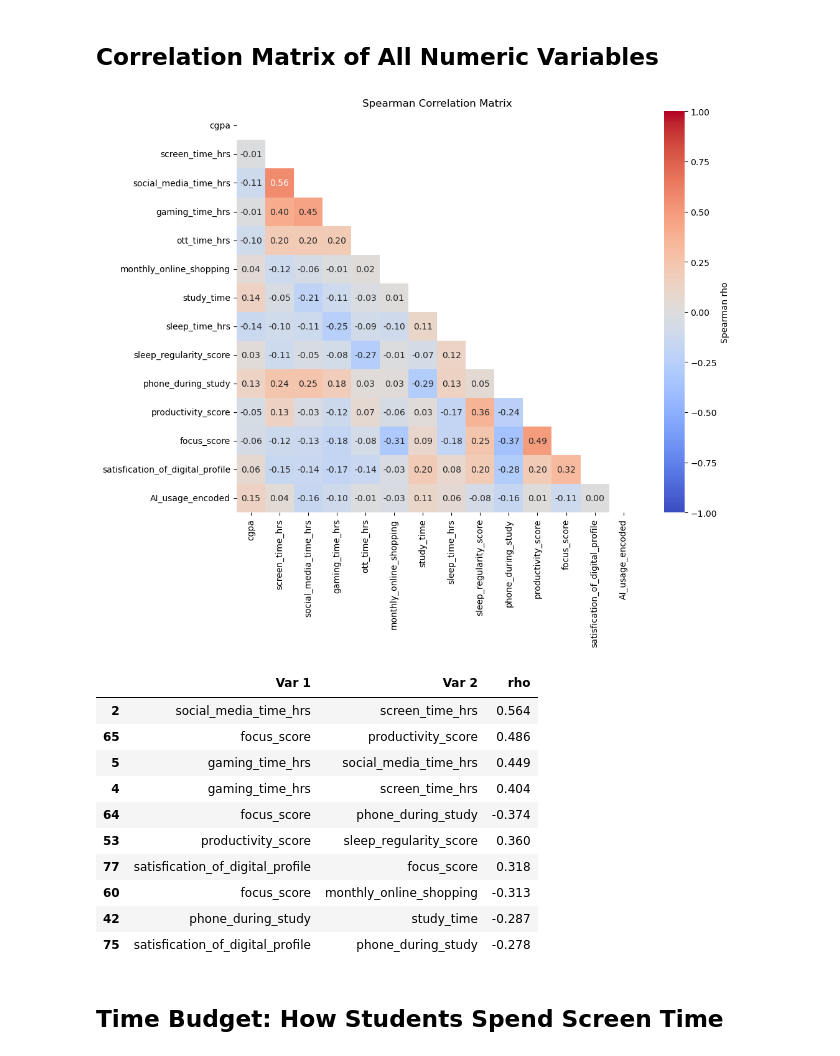
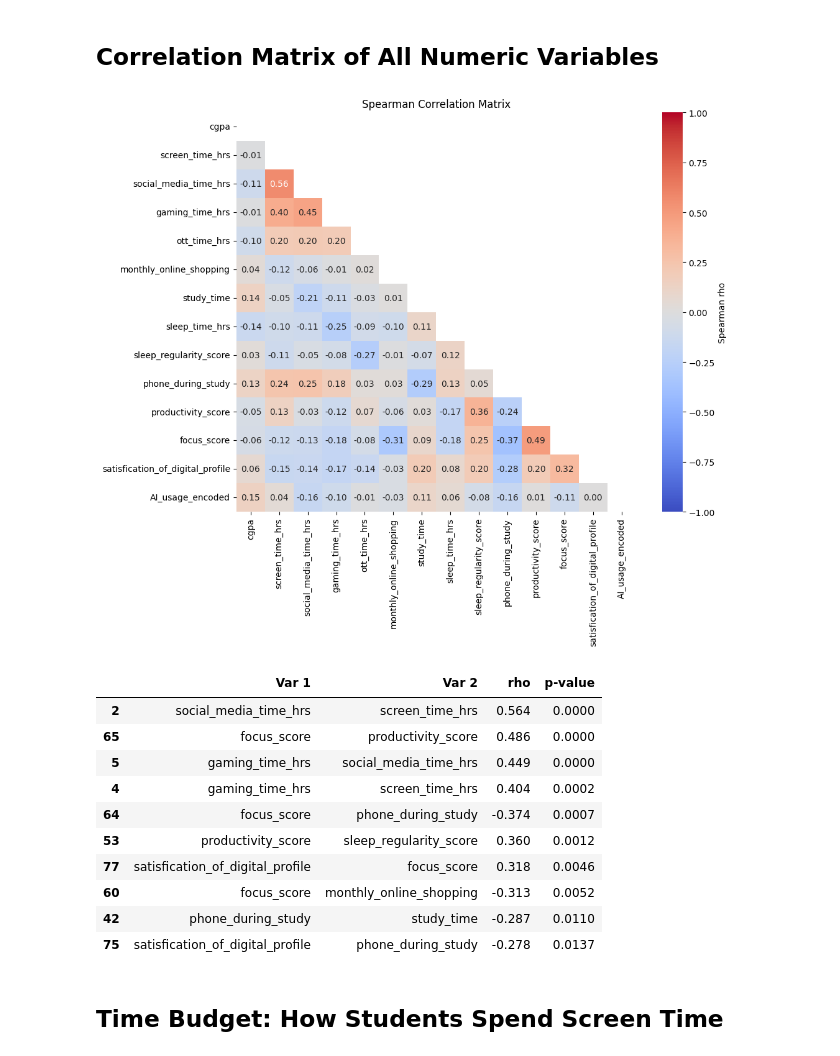
Before and after one commit to Sahasra-iiits/College-Student-Digital-LifeStyle-Profile-IDHV, a Jupyter notebook: AnalysisCode.ipynb, the cells around one changed output. Saved outputs shown, nothing was run; the diff lists cells and outputs as text; code cells hidden in the pictures.

```diff
--- a/AnalysisCode.ipynb
+++ b/AnalysisCode.ipynb
@@ -672,24 +672,13 @@ df_eda = df_copy.copy()
 # %% [markdown]
 ## Visualizing Statistical Outliers
 # %%
-plot_cols = [
-    col for col in [
-        "cgpa",
-        "screen_time_hrs",
-        "social_media_time_hrs",
-        "gaming_time_hrs",
-        "ott_time_hrs",
-        "study_time_hrs",
-        "sleep_time_hrs"
-    ]
-    if col in df_copy.columns
-]
-
-for col in cols:
-    plt.figure(figsize=(8, 3))
-    sns.boxplot(x=df_copy[col], medianprops={"color": "red", "linewidth": 3})
-    plt.title(f"Box Plot of {col}")
-    plt.xlabel(col)
+# one box plot per column, drawn as a grid (red line = median)
+with plt.rc_context({"font.size": 13, "axes.titlesize": 14, "axes.labelsize": 13}):
+    fig, axes = plt.subplots(4, 2, figsize=(11, 9.5))
+    for ax, col in zip(axes.ravel(), cols):
+        sns.boxplot(x=df_copy[col], ax=ax, medianprops={"color": "red", "linewidth": 3})
+        ax.set_title(f"{col} (median = {df_copy[col].median():g})")
+        ax.set_xlabel("")
     plt.tight_layout()
     plt.show()
 # %% [output]
@@ -1284,33 +1266,36 @@ display(norm)
 # %%
 corr_cols = scale_cols + ["sleep_regularity_score", "phone_during_study", "productivity_score",
                           "focus_score", "satisfication_of_digital_profile", "AI_usage_encoded"]
 corr = df_copy[corr_cols].corr(method="spearman")
 
 plt.figure(figsize=(11, 9))
 mask = np.triu(np.ones_like(corr, dtype=bool))
 sns.heatmap(corr, mask=mask, annot=True, fmt=".2f", cmap="coolwarm", center=0, vmin=-1, vmax=1,
             square=True, cbar_kws={"label": "Spearman rho"})
 plt.title("Spearman Correlation Matrix")
 plt.tight_layout()
 plt.show()
 
 # Strongest pairs
 pairs = corr.where(np.tril(np.ones_like(corr, dtype=bool), k=-1)).stack().rename("rho").reset_index()
 pairs.columns = ["Var 1", "Var 2", "rho"]
-display(pairs.reindex(pairs["rho"].abs().sort_values(ascending=False).index).head(10).round(3))
+top = pairs.reindex(pairs["rho"].abs().sort_values(ascending=False).index).head(10).copy()
+# p-values for the ten strongest pairs (14 variables = 91 pairs; p-values are not corrected for multiple comparisons)
+top["p-value"] = [spearmanr(df_copy[a], df_copy[b])[1] for a, b in zip(top["Var 1"], top["Var 2"])]
+display(top.round({"rho": 3, "p-value": 4}))
 # %% [output]
 [figure]
-|  | Var 1 | Var 2 | rho |
-| 2 | social_media_time_hrs | screen_time_hrs | 0.564 |
-| 65 | focus_score | productivity_score | 0.486 |
-| 5 | gaming_time_hrs | social_media_time_hrs | 0.449 |
-| 4 | gaming_time_hrs | screen_time_hrs | 0.404 |
-| 64 | focus_score | phone_during_study | -0.374 |
-| 53 | productivity_score | sleep_regularity_score | 0.360 |
-| 77 | satisfication_of_digital_profile | focus_score | 0.318 |
-| 60 | focus_score | monthly_online_shopping | -0.313 |
-| 42 | phone_during_study | study_time | -0.287 |
-| 75 | satisfication_of_digital_profile | phone_during_study | -0.278 |
+|  | Var 1 | Var 2 | rho | p-value |
+| 2 | social_media_time_hrs | screen_time_hrs | 0.564 | 0.0000 |
+| 65 | focus_score | productivity_score | 0.486 | 0.0000 |
+| 5 | gaming_time_hrs | social_media_time_hrs | 0.449 | 0.0000 |
+| 4 | gaming_time_hrs | screen_time_hrs | 0.404 | 0.0002 |
+| 64 | focus_score | phone_during_study | -0.374 | 0.0007 |
+| 53 | productivity_score | sleep_regularity_score | 0.360 | 0.0012 |
+| 77 | satisfication_of_digital_profile | focus_score | 0.318 | 0.0046 |
+| 60 | focus_score | monthly_online_shopping | -0.313 | 0.0052 |
+| 42 | phone_during_study | study_time | -0.287 | 0.0110 |
+| 75 | satisfication_of_digital_profile | phone_during_study | -0.278 | 0.0137 |
 # %% [markdown]
 ## Time Budget: How Students Spend Screen Time
 # %%
```
Also changed, not shown: parts of 5 cells of this notebook.
